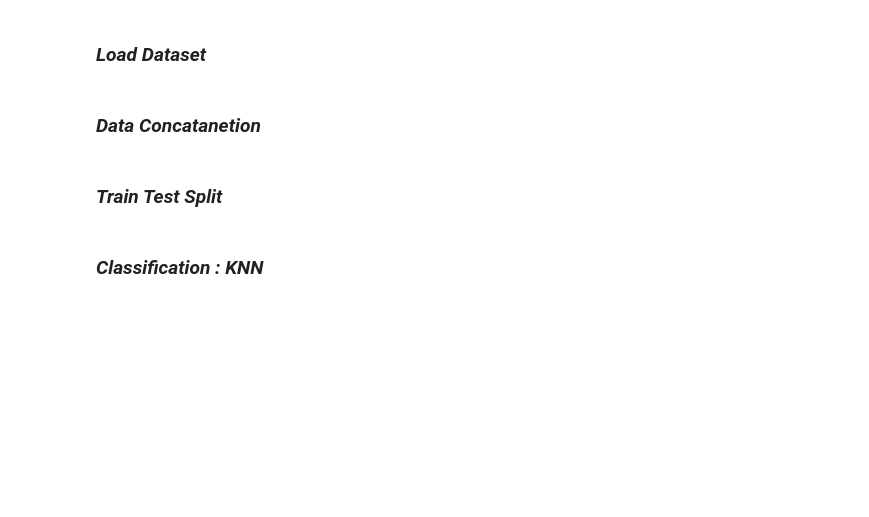
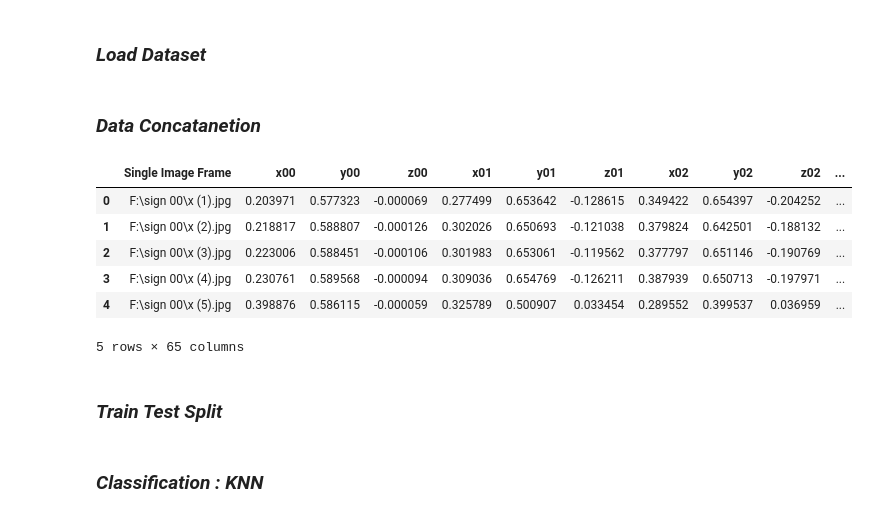
Before and after one commit to SMRayeed/BdSL47-Recognition, a Jupyter notebook: Codes/BdSL37 Finalized Code.ipynb, the cells around one changed output. Saved outputs shown, nothing was run; the diff lists cells and outputs as text; code cells hidden in the pictures; blank space fills up the shorter version.

```diff
--- a/Codes/BdSL37 Finalized Code.ipynb
+++ b/Codes/BdSL37 Finalized Code.ipynb
@@ -475,6 +475,16 @@ df = pd.concat([user01_sign00, user01_sign01, user01_sign02, user01_sign03, user
                 user10_sign20, user10_sign21, user10_sign22, user10_sign23, user10_sign24, user10_sign25, user10_sign26, user10_sign27, user10_sign28, user10_sign29,
                 user10_sign30, user10_sign31, user10_sign32, user10_sign33, user10_sign34, user10_sign35, user10_sign36,
                 ])
+# %%
+df.head()
+# %% [output]
+|  | Single Image Frame | x00 | y00 | z00 | x01 | y01 | z01 | x02 | y02 | z02 | ... |
+| 0 | F:\sign 00\x (1).jpg | 0.203971 | 0.577323 | -0.000069 | 0.277499 | 0.653642 | -0.128615 | 0.349422 | 0.654397 | -0.204252 | ... |
+| 1 | F:\sign 00\x (2).jpg | 0.218817 | 0.588807 | -0.000126 | 0.302026 | 0.650693 | -0.121038 | 0.379824 | 0.642501 | -0.188132 | ... |
+| 2 | F:\sign 00\x (3).jpg | 0.223006 | 0.588451 | -0.000106 | 0.301983 | 0.653061 | -0.119562 | 0.377797 | 0.651146 | -0.190769 | ... |
+| 3 | F:\sign 00\x (4).jpg | 0.230761 | 0.589568 | -0.000094 | 0.309036 | 0.654769 | -0.126211 | 0.387939 | 0.650713 | -0.197971 | ... |
+| 4 | F:\sign 00\x (5).jpg | 0.398876 | 0.586115 | -0.000059 | 0.325789 | 0.500907 | 0.033454 | 0.289552 | 0.399537 | 0.036959 | ... |
+5 rows × 65 columns
 # %%
 features = df.iloc[:,1:-1]
 labels = df.iloc[:,-1]
```
Also changed, not shown: parts of 15 cells of this notebook.
